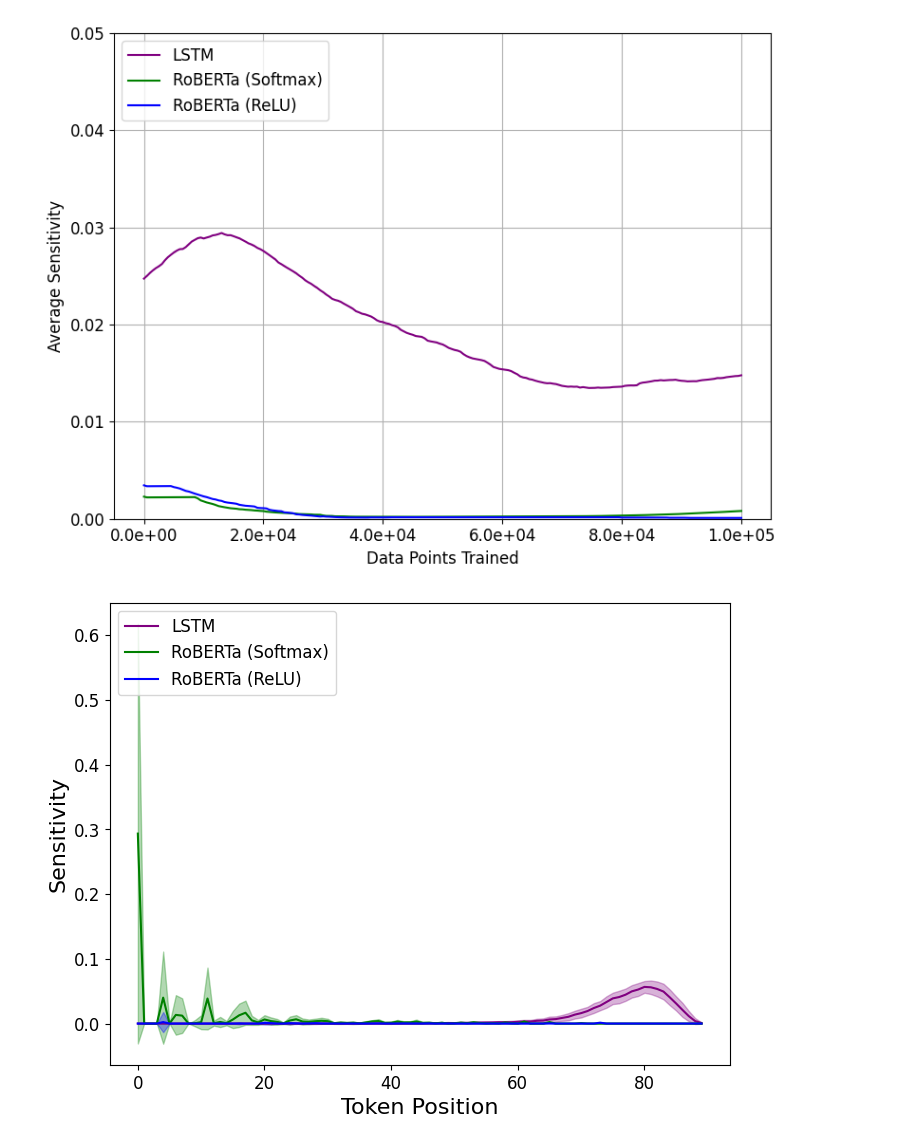
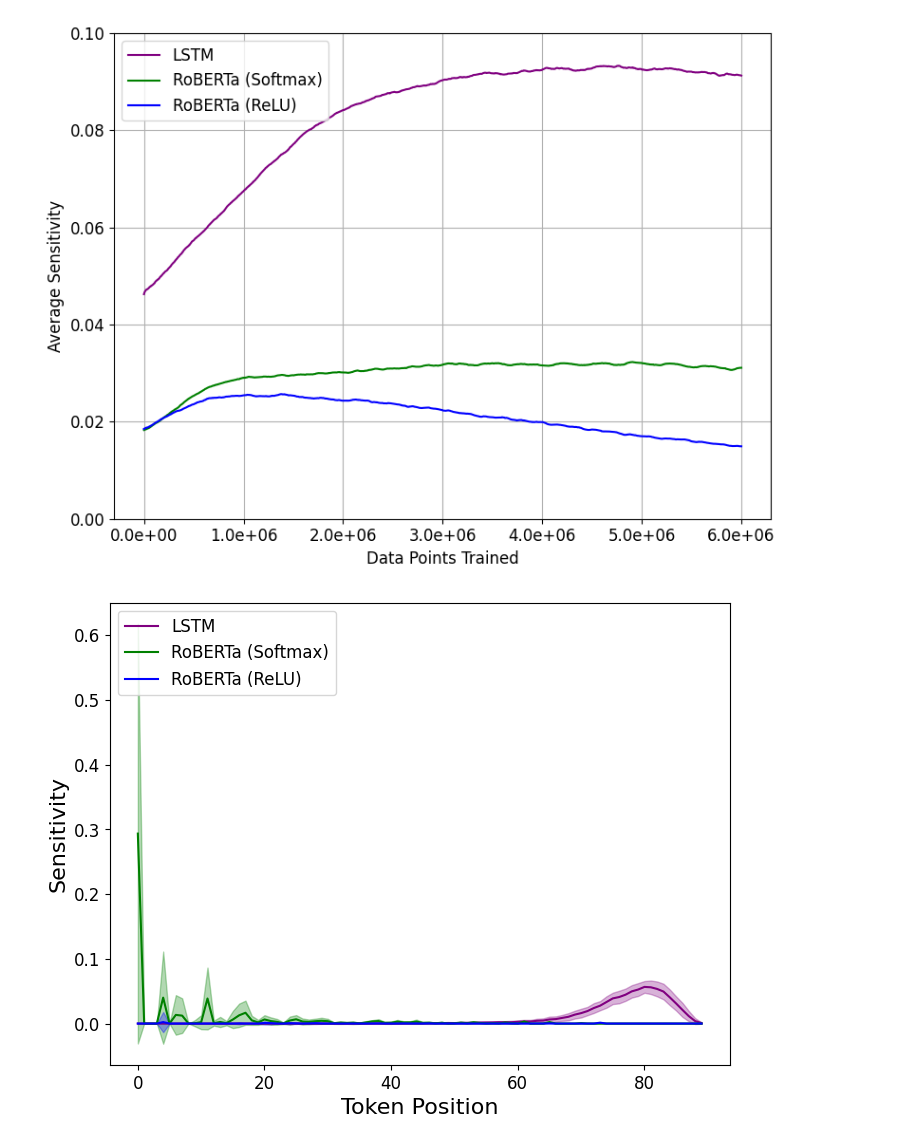
Before and after one commit to KevinZhoutianyi/USC-SB-Transformer, a Jupyter notebook: plot_new.ipynb, the cells around one changed output. Cells and saved outputs as stored; diff of their text form; code cells hidden in the pictures.

Commit message:
update plot

```diff
--- a/plot_new.ipynb
+++ b/plot_new.ipynb
@@ -26,7 +26,7 @@ def read_sensitivity_from_log(model_name, data_name, exp_name, window_size):
             sensitivity_list.append(sensitivity)
     return np.array(sensitivity_list)
 # %%
-data_name, exp_name, window_size, report_number = configs[2]
+data_name, exp_name, window_size, report_number = configs[0]
 # %%
 metric = 'sensitivity'
 sensitivity_data = {
@@ -43,29 +43,29 @@ sensitivity_data = {
 # %%
 import matplotlib.ticker as mtick
 # %%
-RANGE = 201
+RANGE = 1201
 xs = (np.arange(RANGE) * report_number).astype(np.int32).tolist()
 fig, ax = plt.subplots(nrows=1,ncols=1,figsize=(8, 6))
 ax.plot(xs, sensitivity_data['lstm'][:RANGE], label='LSTM', color='purple')
 ax.plot(xs, sensitivity_data['roberta'][:RANGE], label='RoBERTa (Softmax)', color='green')
 ax.plot(xs, sensitivity_data['roberta (relu)'][:RANGE], label='RoBERTa (ReLU)', color='blue')
 ax.set_xlabel(f'Data Points Trained', fontsize=12)
 ax.set_ylabel(f'Average Sensitivity', fontsize=12)
 #ax.ticklabel_format(useOffset=False)
 ax.xaxis.set_major_formatter(mtick.FormatStrFormatter('%.1e'))
 ax.xaxis.set_tick_params(labelsize=12)
 ax.yaxis.set_tick_params(labelsize=12)
-ax.set_ylim([0.0, 0.05])
-#ax.set_ylim([0.0, 0.1])
+#ax.set_ylim([0.0, 0.05])
+ax.set_ylim([0.0, 0.1])
 
 #plt.title('Change of Average Sensitivity with Data Points Trained')
 plt.legend(loc = 'upper left', fontsize=12)
 plt.grid(True)
 plt.tight_layout()
 #plt.show()
 plt.savefig(f'{data_name}_sensitivity.pdf', dpi=200, bbox_inches='tight', pad_inches=0.05)
 # %% [output]
-[figure, old version]
+[figure, new version]
 # %%
 import numpy as np
 import matplotlib.pyplot as plt
```
